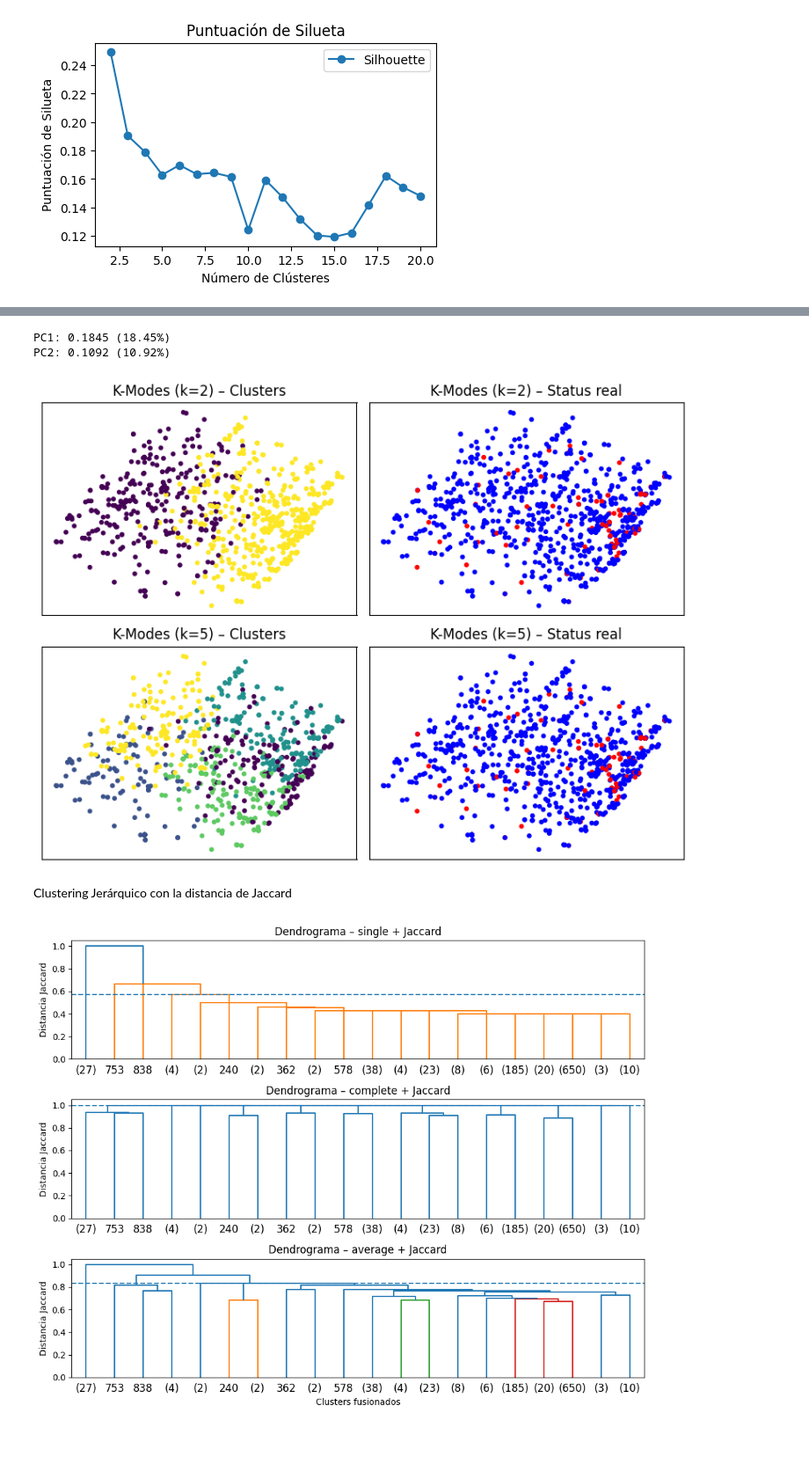
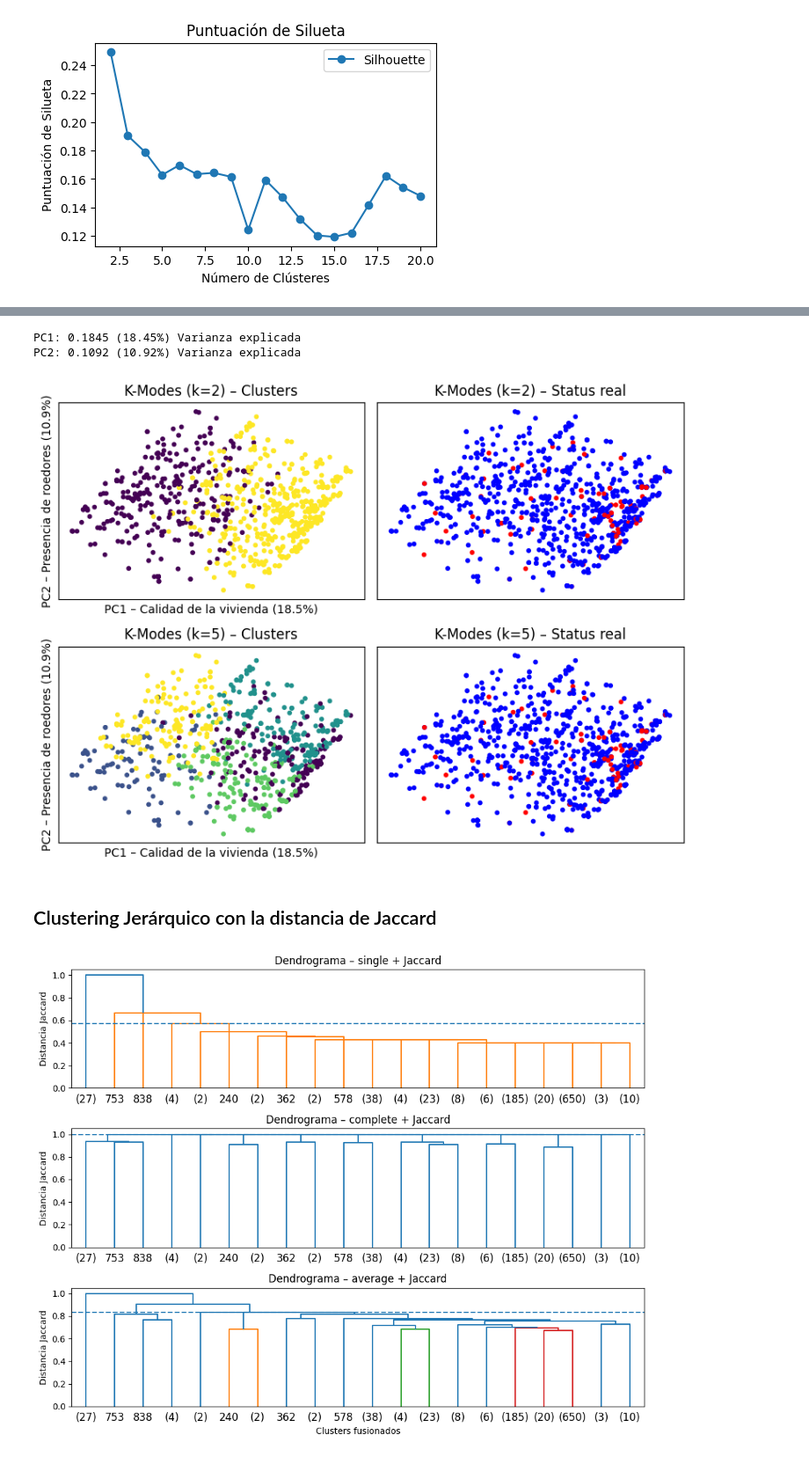
Before and after one commit to DashTT/Reto-01-Chagas, a Jupyter notebook: Reto_1_AndradeVillenasEscobar.ipynb, the cells around one changed output, grey strips where cells are left out. Shown: that part at 88% size. Saved outputs shown, nothing was run; the diff lists cells and outputs as text; code cells hidden in the pictures.

```diff
--- a/Reto_1_AndradeVillenasEscobar.ipynb
+++ b/Reto_1_AndradeVillenasEscobar.ipynb
@@ -229,45 +393,51 @@ Observando el gráfico de inercia, el codo parece está alrededor de 5, en el gr
 # %%
-pca = PCA(n_components=2, random_state=68)
-X_2d = pca.fit_transform(df_clean)
 
 for i, v in enumerate(pca.explained_variance_ratio_, start=1):
-    print(f"PC{i}: {v:.4f} ({v*100:.2f}%)")
-
+  print(f"PC{i}: {v:.4f} ({v*100:.2f}%) Varianza explicada")
+  #Reservamos estos resultados
+  pc1_var = pca.explained_variance_ratio_[0] * 100
+  pc2_var = pca.explained_variance_ratio_[1] * 100
+#Coloreamos en base a positivo o negativo
 y_colors = np.where(y_status == 'Negativa', 'blue', 'red')
 
+xlabel = f'PC1 – Calidad de la vivienda ({pc1_var:.1f}%)'
+ylabel = f'PC2 – Presencia de roedores ({pc2_var:.1f}%)'
 
 ks = [2, 5]
 
 fig, axes = plt.subplots(2, 2, figsize=(8, 6))
 
 for row, k in enumerate(ks):
+
     modelo = KModes(n_clusters=k, init='Huang', n_init=5, random_state=68)
     labels = modelo.fit_predict(df_clean)
 
     axes[row, 0].scatter(
         X_2d[:, 0], X_2d[:, 1],
         c=labels, s=10
     )
     axes[row, 0].set_title(f'K-Modes (k={k}) – Clusters')
+    axes[row, 0].set_xlabel(xlabel)
+    axes[row, 0].set_ylabel(ylabel)
 
     axes[row, 1].scatter(
         X_2d[:, 0], X_2d[:, 1],
         c=y_colors, s=10
     )
     axes[row, 1].set_title(f'K-Modes (k={k}) – Status real')
 
 for ax in axes.flat:
     ax.set_xticks([])
     ax.set_yticks([])
 
 plt.tight_layout()
 plt.show()
 # %% [output]
-PC1: 0.1845 (18.45%)
-PC2: 0.1092 (10.92%)
+PC1: 0.1845 (18.45%) Varianza explicada
+PC2: 0.1092 (10.92%) Varianza explicada
-[figure, old version]
+[figure, new version]
 # %% [markdown]
-Clustering Jerárquico con la distancia de Jaccard
+## Clustering Jerárquico con la distancia de Jaccard
 # %%
 methods = ['single', 'complete', 'average']
 k = 5
```
Also changed, not shown: parts of 17 cells of this notebook.
